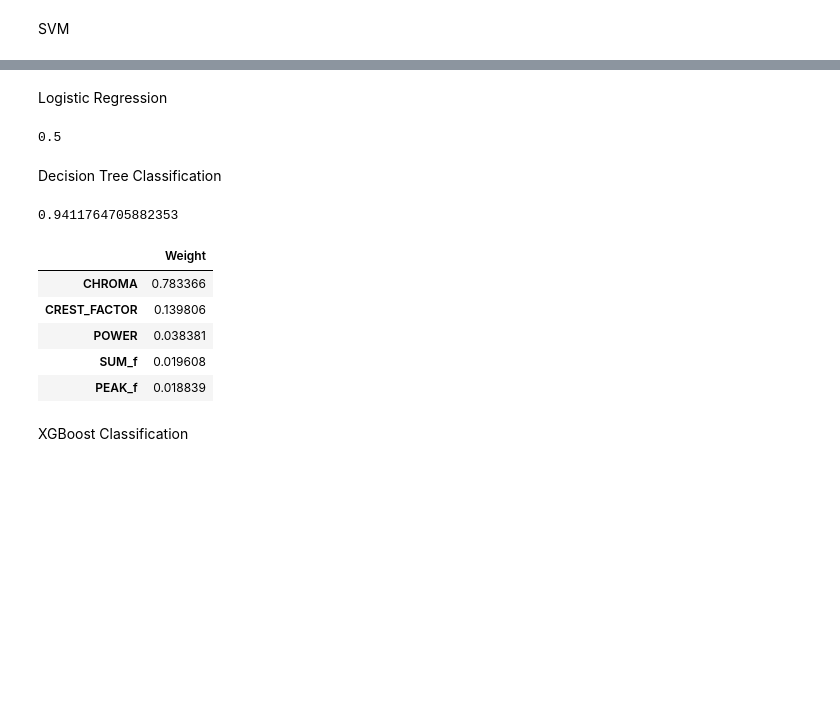
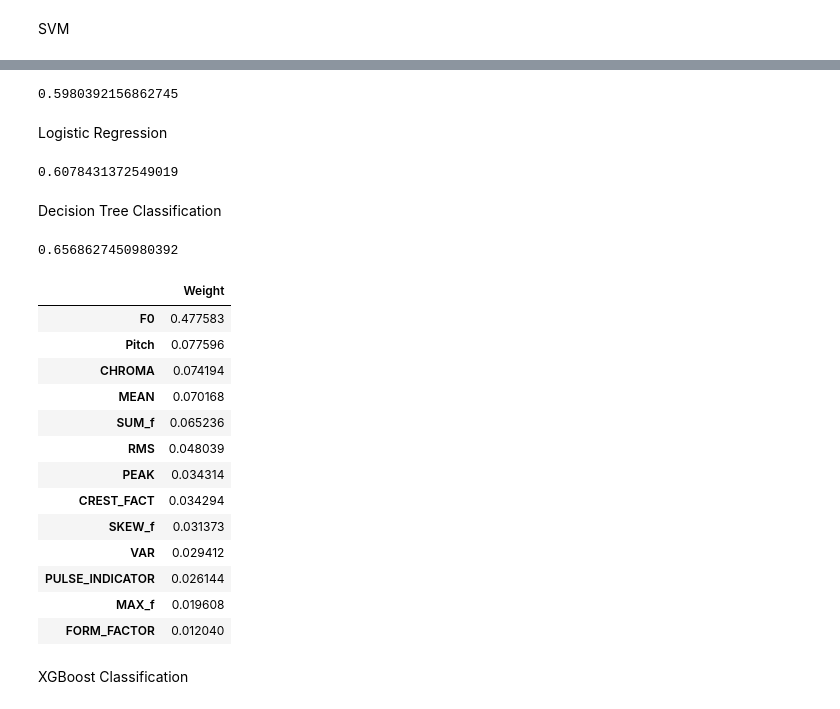
Before and after one commit to VascoBartolo/SP_project, a Jupyter notebook: signal_processing_catia.ipynb, the cells around one changed output, grey strips where cells are left out. Drawn from its saved outputs; the diff is of its cells as text; code cells hidden in the pictures; blank space fills up the shorter version.

```diff
--- a/signal_processing_catia.ipynb
+++ b/signal_processing_catia.ipynb
@@ -586,0 +778,8 @@ y = X.pop('Label')
+# %%
+from sklearn import preprocessing
+df = pd.read_csv('/content/drive/MyDrive/signal_processing/features.csv')
+df = df.sample(frac = 1)
+X = df
+y = X.pop('Label')
+scaled_X = pd.DataFrame(preprocessing.normalize(X, axis = 0), columns=X.columns)
+scaled_X.head()
@@ -601,3 +808,10 @@ print(np.mean(score))
+# %%
+model_svm = svm.SVC()
+kf = KFold(n_splits = X.shape[0])
+score = cross_val_score(model_svm, scaled_X, y, cv = kf)
+print(np.mean(score))
+# %% [output]
+0.5980392156862745
 # %% [markdown]
 Logistic Regression
 # %%
@@ -606,10 +820,10 @@ from sklearn.linear_model import LogisticRegression
 
 model_lr = LogisticRegression()
 kf = KFold(n_splits = X.shape[0])
-score = cross_val_score(model_lr, X, y, cv = kf)
+score = cross_val_score(model_lr, scaled_X, y, cv = kf)
 print(np.mean(score))
 # %% [output]
-0.5
+0.6078431372549019
 # %% [markdown]
 Decision Tree Classification
 # %%
@@ -617,24 +831,32 @@ from sklearn.model_selection import cross_val_score,KFold
 from sklearn import tree
 
 model_tree = tree.DecisionTreeClassifier()
-kf = KFold(n_splits = X.shape[0])
-score = cross_val_score(model_tree, X, y, cv = kf, scoring = 'accuracy')
+kf = KFold(n_splits = df.shape[0])
+score = cross_val_score(model_tree, scaled_X, y, cv = kf, scoring = 'accuracy')
 print(np.mean(score))
 # %% [output]
-0.9411764705882353
+0.6568627450980392
 # %%
-model_tree = model_tree.fit(X, y)
+model_tree = model_tree.fit(scaled_X, y)
 importance = model_tree.feature_importances_
 importance = pd.DataFrame(importance,columns = ['Weight'], index = X.columns)
 importance = importance.sort_values('Weight', ascending = False).drop(importance[importance['Weight'] == 0].index)
 importance
 # %% [output]
 |  | Weight |
-| CHROMA | 0.783366 |
-| CREST_FACTOR | 0.139806 |
-| POWER | 0.038381 |
-| SUM_f | 0.019608 |
-| PEAK_f | 0.018839 |
+| F0 | 0.477583 |
+| Pitch | 0.077596 |
+| CHROMA | 0.074194 |
+| MEAN | 0.070168 |
+| SUM_f | 0.065236 |
+| RMS | 0.048039 |
+| PEAK | 0.034314 |
+| CREST_FACT | 0.034294 |
+| SKEW_f | 0.031373 |
+| VAR | 0.029412 |
+| PULSE_INDICATOR | 0.026144 |
+| MAX_f | 0.019608 |
+| FORM_FACTOR | 0.012040 |
 # %% [markdown]
 XGBoost Classification
 # %%
```
Also changed, not shown: parts of 57 cells of this notebook.
